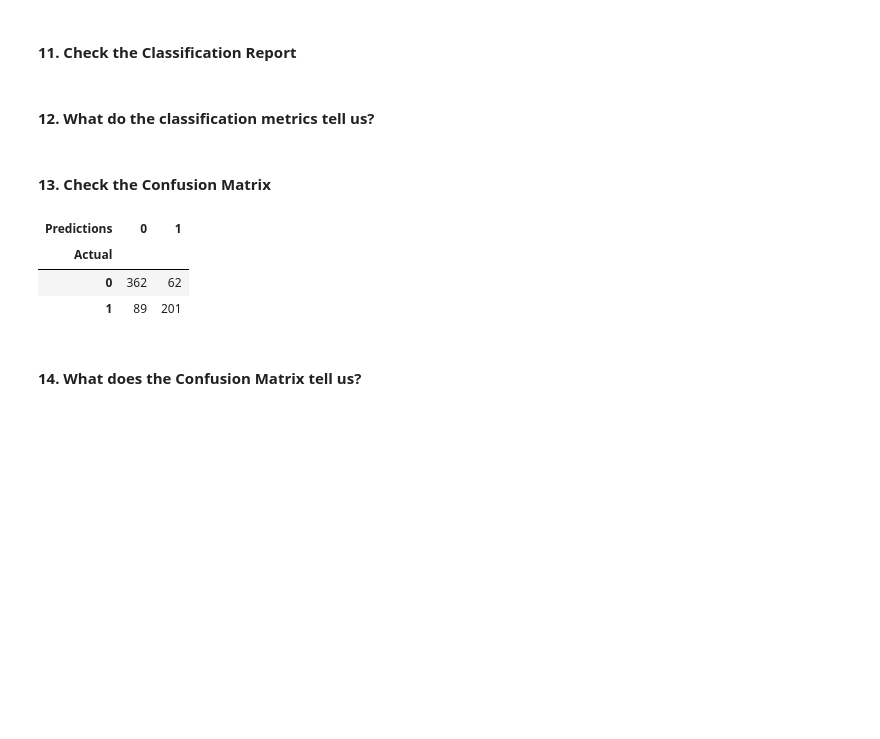
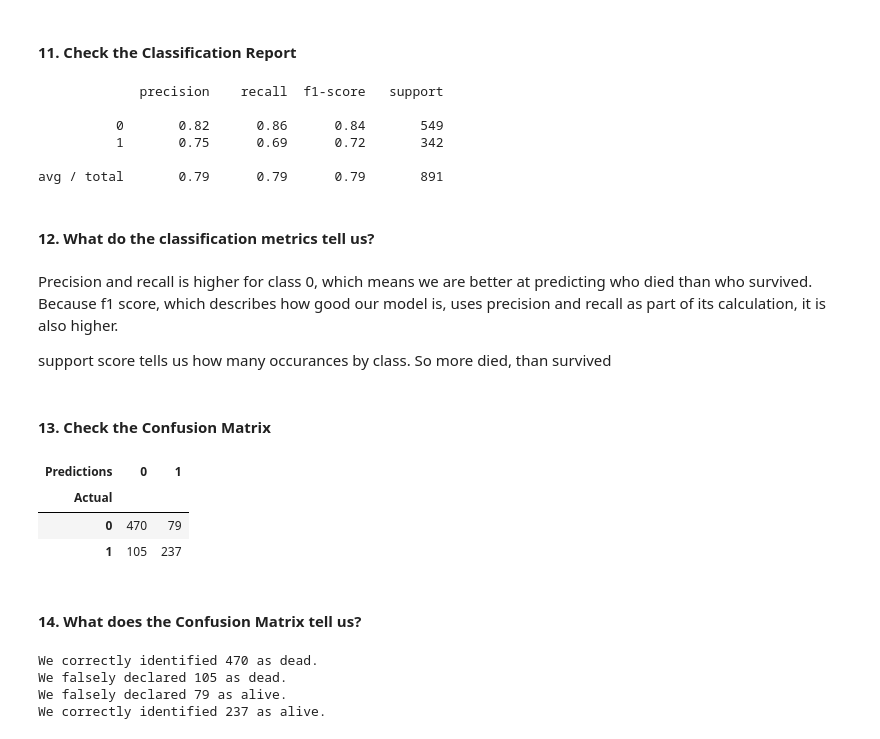
Before and after one commit to tamisalex/DSI, a Jupyter notebook: curriculum/02-projects/01-projects-weekly/project-05/code/starter-code/starter-code.ipynb, the cells around one changed output. Cells and saved outputs as stored; diff of their text form; code cells hidden in the pictures; blank space fills up the shorter version.

```diff
--- a/curriculum/02-projects/01-projects-weekly/project-05/code/starter-code/starter-code.ipynb
+++ b/curriculum/02-projects/01-projects-weekly/project-05/code/starter-code/starter-code.ipynb
@@ -190,19 +257,21 @@ Most Common Sex:  male
 # %%
 df = dfraw
-categories = ["Sex"]
+categories = ["Sex","Pclass"]
 for category in categories:
     series = df[category]
     dummies = pd.get_dummies(series, prefix=category)
     df = pd.concat([df, dummies], axis=1)
 
-del df["Sex_"+str(mostCommonSex)]
-del df["Sex"]
-del df["index"]
-del df["PassengerId"]
-del df["Name"]
-del df["Ticket"]
-del df["Cabin"]
-del df["Embarked"]
+del df["Sex_"+str(mostCommonSex)] #drop most common class of dummy variable for base case -- eliminate colinearity
+del df["Pclass_"+str(mostcommonclass)] # same as above, limit colinearitys
+del df["Pclass"]# redundant because we made dummy variable
+del df["Sex"]# redundant because we made dummy variable
+del df["index"] # doesn't affect survival rate
+del df["PassengerId"] # doesn't affect survival rate
+del df["Name"] # doesn't affect survival rate
+del df["Ticket"] # drop because its just an identifier
+del df["Cabin"] # drop because to many categories and lots of missing values that aren't easy to fill
+del df["Embarked"] # location the passenger boarded the Titanic, should not affect survival rate
 
 df.head()
 # %% [output]
@@ -219,4 +295,5 @@ df.head()
 # %%
+df["Age"] = df["Age"].fillna(np.mean(df["Age"]))
 df = df.dropna()
 
 X = df.iloc[:,1:]
@@ -239,8 +316,9 @@ def RunLogisticRegression(X,y,**keyword_parameters):
     logiReg = LogisticRegression()
 
     if ('penalty' in keyword_parameters):
-        if keyword_parameters['penalty'] == l1 or keyword_parameters['penalty'] == l2:
+        if keyword_parameters['penalty'] == 'l1' or keyword_parameters['penalty'] == 'l2':
             logiReg.penalty = keyword_parameters['penalty']
+            #print "Hey I'm a penalty"
     else:
         pass
 
@@ -380,7 +488,7 @@ def CrossValidate(X,y,model):
     # Make cross validated predictions
     predictions = cross_val_predict(model, X, y, cv=6)
     #plt.scatter(y, predictions)
-    accuracy = metrics.accuracy_score(y, predictions)
+    accuracy = accuracy_score(y, predictions)
     print "Cross-Predicted Accuracy:", accuracy
     return predictions
 
@@ -391,15 +515,30 @@ Cross-Predicted Accuracy: 0.788515406162
 # %% [markdown]
 #### 11. Check the Classification Report
+# %%
+print classification_report(y,predictions_CrossVal)
+# %% [output]
+             precision    recall  f1-score   support
+
+          0       0.82      0.86      0.84       549
+          1       0.75      0.69      0.72       342
+
+avg / total       0.79      0.79      0.79       891
 # %% [markdown]
 #### 12. What do the classification metrics tell us?
+# %% [markdown]
+Precision and recall is higher for class 0, which means we are better at predicting who died than who survived.
+Because f1 score, which describes how good our model is, uses precision and recall as part of its calculation, it is also higher.
+
+support score tells us how many occurances by class. So more died, than survived
 # %% [markdown]
 #### 13. Check the Confusion Matrix
 # %%
-ActualToPredictedConfusionMatrix(y,predictions_CrossVal)
+cm = ActualToPredictedConfusionMatrix(y,predictions_CrossVal)
+cm
 # %% [output]
 | Predictions | 0 | 1 |
 | Actual |  |  |
-| 0 | 362 | 62 |
-| 1 | 89 | 201 |
+| 0 | 470 | 79 |
+| 1 | 105 | 237 |
 # %% [markdown]
 #### 14. What does the Confusion Matrix tell us?
@@ -405,0 +551,7 @@ ActualToPredictedConfusionMatrix(y,predictions_CrossVal)
+# %%
+PrintConfusionMatrix(cm)
+# %% [output]
+We correctly identified 470 as dead.
+We falsely declared 105 as dead.
+We falsely declared 79 as alive.
+We correctly identified 237 as alive.
```
Also changed, not shown: parts of 59 cells of this notebook.
